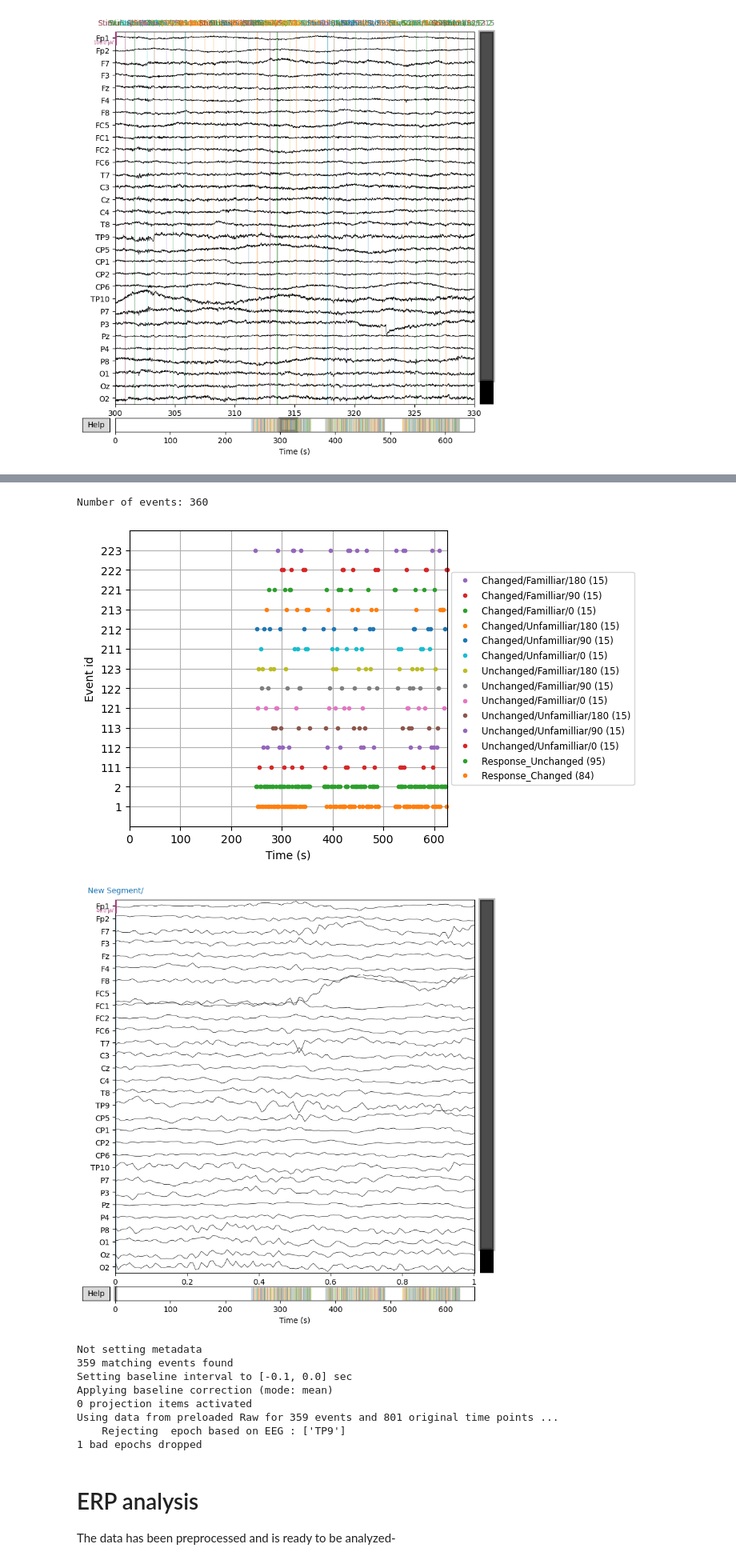
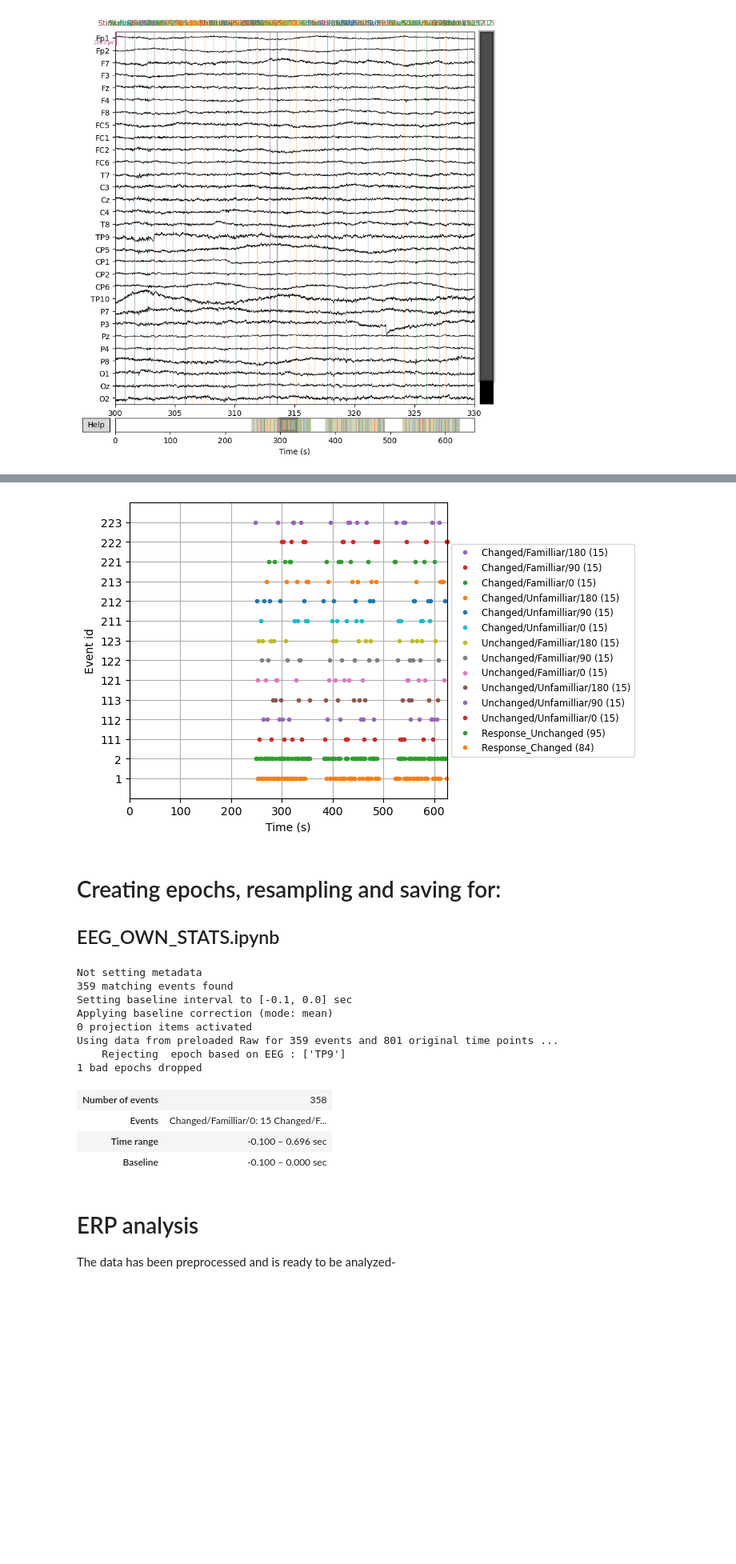
Before and after one commit to lauritswl/EEG_Thatcher_Effect, a Jupyter notebook: thatcher_experiment_notebook_EEG.ipynb, the cells around one changed output, grey strips where cells are left out. Shown at 80% size. Drawn from its saved outputs; the diff is of its cells as text; code cells hidden in the pictures; blank space fills up the shorter version.

```diff
--- a/thatcher_experiment_notebook_EEG.ipynb
+++ b/thatcher_experiment_notebook_EEG.ipynb
@@ -299,27 +283,43 @@ epochs_resampled = epochs.resample(250)
 events = cleaned_events
 
 
-mne.viz.plot_events(events, sfreq=250, first_samp=raw.first_samp, event_id=event_id);
+mne.viz.plot_events(events, sfreq=1000, first_samp=raw.first_samp, event_id=event_id);
 # %% [output]
-Number of events: 360
 [figure]
+# %% [markdown]
+# Creating epochs, resampling and saving for:
+## EEG_OWN_STATS.ipynb
 # %%
+
 # Define time window for epochs:
 tmin, tmax = -0.1, 0.7
-#create the rejection dictionary (how big the difference between a low and high can be in a (unrejected) epoch
+#create the rejection dictionary (how big the difference between a low and high can be in a (unrejected) epoch)
+# reject criterion of 150 microvolts
 reject = {'eeg': 150e-6}
-raw.plot(n_channels=30, duration=1, scalings=dict(eeg=20e-6));
-epochs = mne.Epochs(raw, events, event_id, tmin, tmax, reject=reject, preload=True)
+# Create epochs
+epochs = mne.Epochs(raw, events, event_id, tmin, tmax,
+                    reject=reject, preload=True)
+
+# downsampling to 250 Hz
+epochs_resampled = epochs.resample(250)
+
+
+#saving our EPOCHS as an object
+# epochs_resampled.save('./Data/Epochs/thatcher_epochs.fif')
+epochs_resampled
 # %% [output]
-[figure, removed]
 Not setting metadata
 359 matching events found
 Setting baseline interval to [-0.1, 0.0] sec
 Applying baseline correction (mode: mean)
 0 projection items activated
 Using data from preloaded Raw for 359 events and 801 original time points ...
     Rejecting  epoch based on EEG : ['TP9']
 1 bad epochs dropped
+| Number of events | 358 |
+| Events | Changed/Familliar/0: 15 Changed/F... |
+| Time range | -0.100 – 0.696 sec |
+| Baseline | -0.100 – 0.000 sec |
 # %% [markdown]
 # ERP analysis
 The data has been preprocessed and is ready to be analyzed-
```
Also changed, not shown: parts of 13 cells of this notebook, 2 other files.
